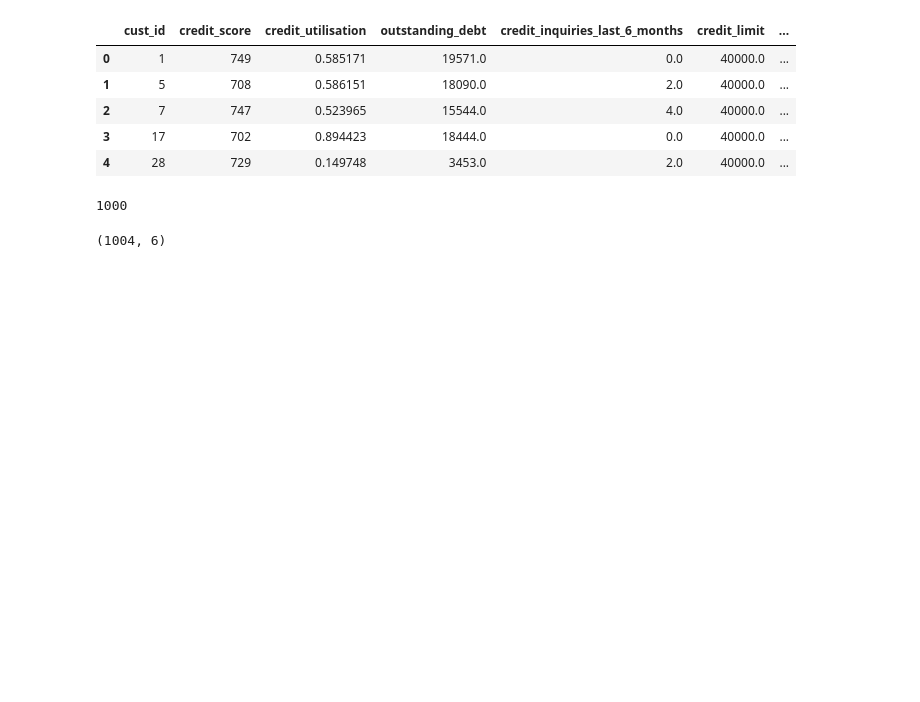
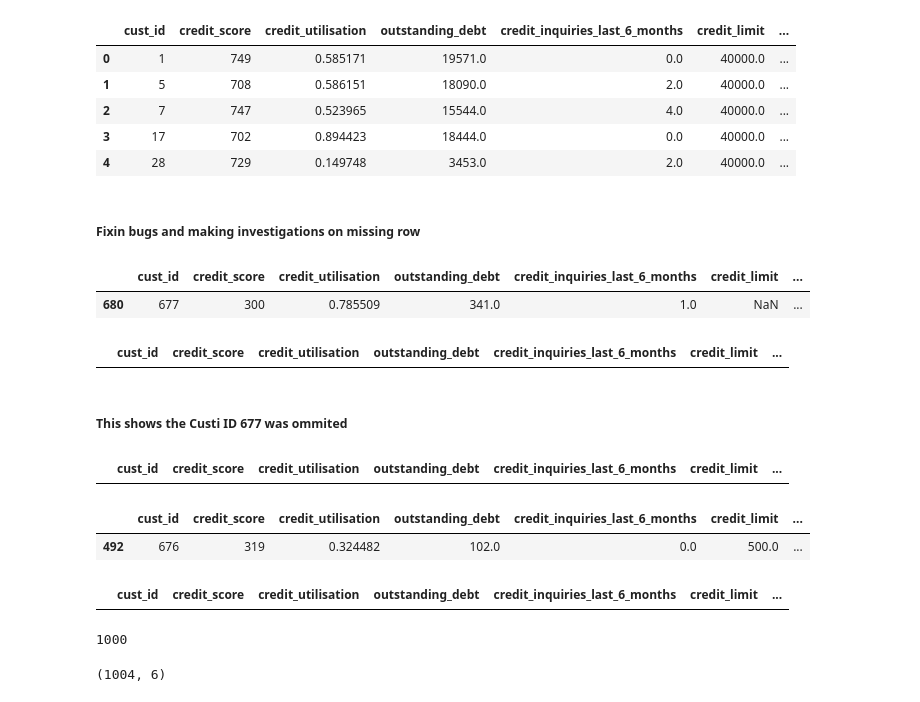
Before and after one commit to jdhova/DummyBank, a Jupyter notebook: CreditScore.ipynb, the cells around one changed output. Cells and saved outputs as stored; diff of their text form; code cells hidden in the pictures; blank space fills up the shorter version.

Commit message:
missing row bug fixed

```diff
--- a/CreditScore.ipynb
+++ b/CreditScore.ipynb
@@ -451,0 +440,2 @@ data_clean_credit_score2.head(5)
+# %% [markdown]
+##### Fixin bugs and making investigations on missing row
@@ -451,0 +448,24 @@ data_clean_credit_score2.head(5)
+# %%
+data_clean_credit_score[data_clean_credit_score.credit_score_range.isnull()]
+# %% [output]
+|  | cust_id | credit_score | credit_utilisation | outstanding_debt | credit_inquiries_last_6_months | credit_limit | ... |
+| 680 | 677 | 300 | 0.785509 | 341.0 | 1.0 | NaN | ... |
+# %%
+data_clean_credit_score2[data_clean_credit_score2.credit_score_range.isnull()]
+# %% [output]
+|  | cust_id | credit_score | credit_utilisation | outstanding_debt | credit_inquiries_last_6_months | credit_limit | ... |
+# %% [markdown]
+##### This shows the Custi ID 677 was ommited
+# %%
+data_clean_credit_score2[data_clean_credit_score2.cust_id == 677]
+# %% [output]
+|  | cust_id | credit_score | credit_utilisation | outstanding_debt | credit_inquiries_last_6_months | credit_limit | ... |
+# %%
+data_clean_credit_score2[data_clean_credit_score2.cust_id == 676]
+# %% [output]
+|  | cust_id | credit_score | credit_utilisation | outstanding_debt | credit_inquiries_last_6_months | credit_limit | ... |
+| 492 | 676 | 319 | 0.324482 | 102.0 | 0.0 | 500.0 | ... |
+# %%
+data_clean_credit_score2[data_clean_credit_score2.credit_score == 300]
+# %% [output]
+|  | cust_id | credit_score | credit_utilisation | outstanding_debt | credit_inquiries_last_6_months | credit_limit | ... |
```
Also changed, not shown: parts of 27 cells of this notebook.
